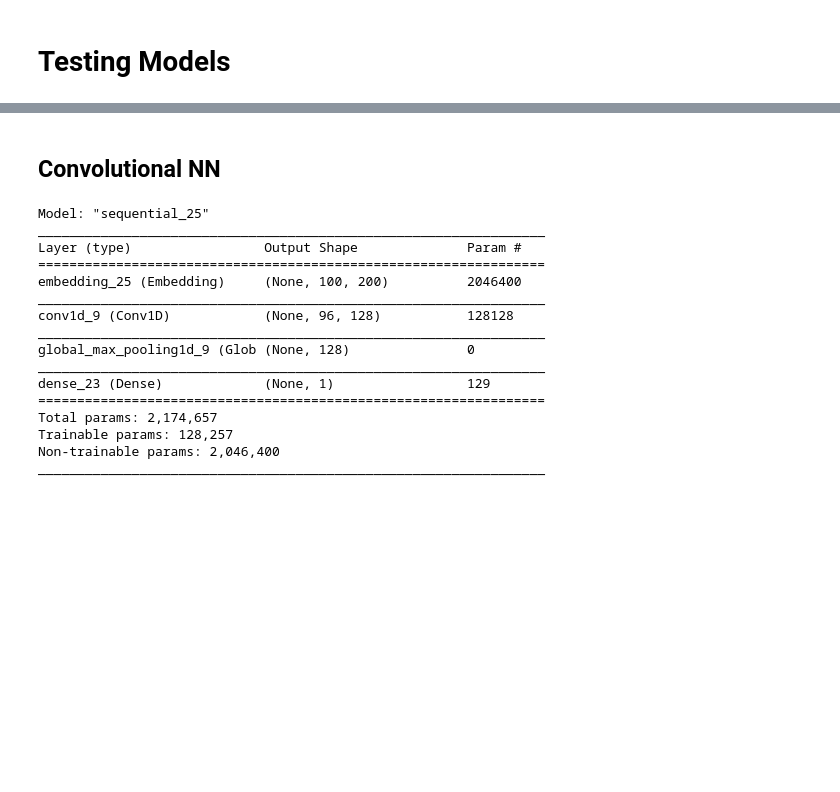
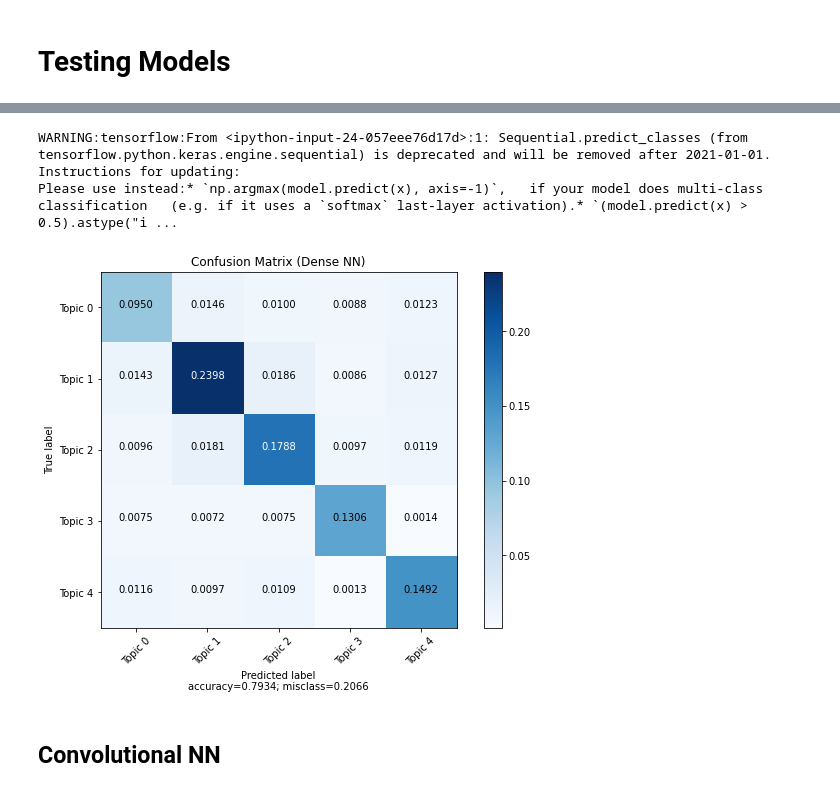
Before and after one commit to FreddieBrown/Jupyter-Trials, a Jupyter notebook: LDASentiment.ipynb, the cells around one changed output, grey strips where cells are left out. Drawn from its saved outputs; the diff is of its cells as text; code cells hidden in the pictures; blank space fills up the shorter version.

```diff
--- a/LDASentiment.ipynb
+++ b/LDASentiment.ipynb
@@ -118,7 +163,7 @@ Words: 0.020*"like" + 0.016*"tast" + 0.014*"product" + 0.014*"good" + 0.012*"gre
 # %%
 tfidf = models.TfidfModel(bow_corpus)
 corpus_tfidf = tfidf[bow_corpus]
-lda_model_tfidf = gensim.models.LdaMulticore(corpus_tfidf, num_topics=2, id2word=dictionary, passes=2, workers=4)
+lda_model_tfidf = gensim.models.LdaMulticore(corpus_tfidf, num_topics=topics, id2word=dictionary, passes=2, workers=4)
 # %%
 for idx, topic in lda_model_tfidf.print_topics(-1):
     print('Topic: {} \nWord: {}\n'.format(idx, topic))
@@ -174,6 +210,8 @@ X_train = pad_sequences(X_train, padding='post', maxlen=maxlen)
 X_test = pad_sequences(X_test, padding='post', maxlen=maxlen)
 y_train = np.asarray(y_train)
 y_test = np.asarray(y_test)
+hot_y_train = keras.utils.to_categorical(y_train)
+hot_y_test = keras.utils.to_categorical(y_test)
 # %%
 embeddings_dictionary = dict()
 size = 200
@@ -200,7 +265,10 @@ Use neural networks to predict the sentiment of bodies of text. These are across
 # %%
-model = Sequential()
-embedding_layer = Embedding(vocab_size, size, weights=[embedding_matrix], input_length=maxlen , trainable=False)
-model.add(embedding_layer)
-
-model.add(Flatten())
-model.add(Dense(1, activation='sigmoid'))
+def single_layer(out):
+    model = Sequential()
+    embedding_layer = Embedding(vocab_size, size, weights=[embedding_matrix], input_length=maxlen , trainable=False)
+    model.add(embedding_layer)
+    model.add(Flatten())
+    model.add(Dense(out, activation='softmax'))
+    model.compile(optimizer='adam', loss=loss, metrics=['acc'])
+    print(model.summary())
+    return model
@@ -227,4 +275,5 @@ None
 # %%
-history = model.fit(X_train, y_train, batch_size=128, epochs=6, verbose=1, validation_split=0.2)
-score = model.evaluate(X_test, y_test, verbose=1)
+model = single_layer(topics)
+history = model.fit(X_train, hot_y_train, batch_size=batch_size, epochs=epochs, verbose=1, validation_split=0.2)
+score = model.evaluate(X_test, hot_y_test, verbose=1)
 # %% [output]
@@ -244,31 +297,23 @@ Epoch 6/6
+# %%
+pred_classes = model.predict_classes(X_test)
+confuse = confusion_matrix(y_test, pred_classes, np.unique(y_test))
+plot_confusion_matrix(confuse, ["Topic {}".format(str(tag)) for tag in np.unique(y_test)], title="Confusion Matrix (Dense NN)")
+# %% [output]
+WARNING:tensorflow:From <ipython-input-24-057eee76d17d>:1: Sequential.predict_classes (from tensorflow.python.keras.engine.sequential) is deprecated and will be removed after 2021-01-01.
+Instructions for updating:
+Please use instead:* `np.argmax(model.predict(x), axis=-1)`,   if your model does multi-class classification   (e.g. if it uses a `softmax` last-layer activation).* `(model.predict(x) > 0.5).astype("i ...
+[figure, added]
 # %% [markdown]
 ## Convolutional NN
 # %%
-model = Sequential()
-
-embedding_layer = Embedding(vocab_size, size, weights=[embedding_matrix], input_length=maxlen , trainable=False)
-model.add(embedding_layer)
-
-model.add(Conv1D(128, 5, activation='relu'))
-model.add(GlobalMaxPooling1D())
-model.add(Dense(1, activation='sigmoid'))
-model.compile(optimizer='adam', loss='binary_crossentropy', metrics=['acc'])
-model.summary()
+def conv_nn(out):
+    model = Sequential()
+    embedding_layer = Embedding(vocab_size, size, weights=[embedding_matrix], input_length=maxlen , trainable=False)
+    model.add(embedding_layer)
+    model.add(Conv1D(128, 5, activation='relu'))
+    model.add(GlobalMaxPooling1D())
+    model.add(Dense(out, activation='softmax'))
+    model.compile(optimizer='adam', loss=loss, metrics=['acc'])
+    print(model.summary())
+    return model
-# %% [output]
-Model: "sequential_25"
-_________________________________________________________________
-Layer (type)                 Output Shape              Param #
-=================================================================
-embedding_25 (Embedding)     (None, 100, 200)          2046400
-_________________________________________________________________
-conv1d_9 (Conv1D)            (None, 96, 128)           128128
-_________________________________________________________________
-global_max_pooling1d_9 (Glob (None, 128)               0
-_________________________________________________________________
-dense_23 (Dense)             (None, 1)                 129
-=================================================================
-Total params: 2,174,657
-Trainable params: 128,257
-Non-trainable params: 2,046,400
-_________________________________________________________________
 # %%
```
Also changed, not shown: parts of 30 cells of this notebook, 1 other file.
